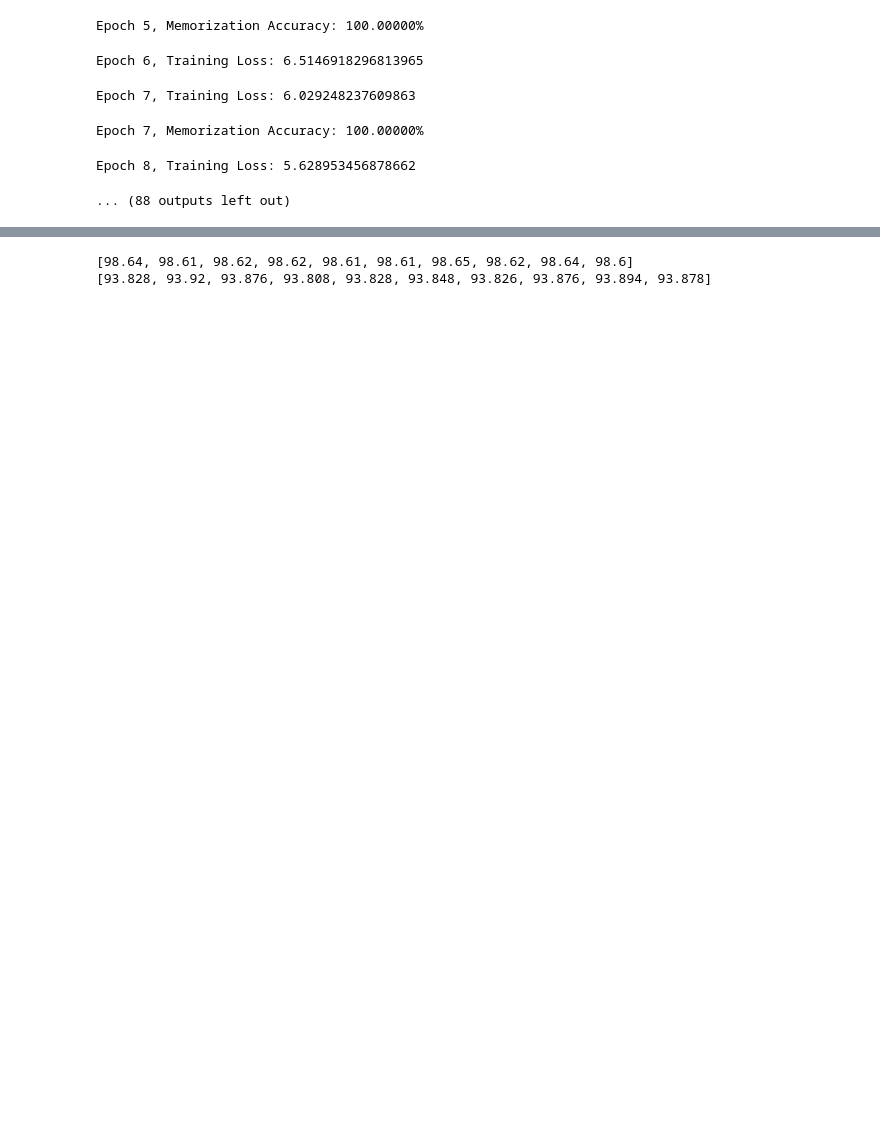
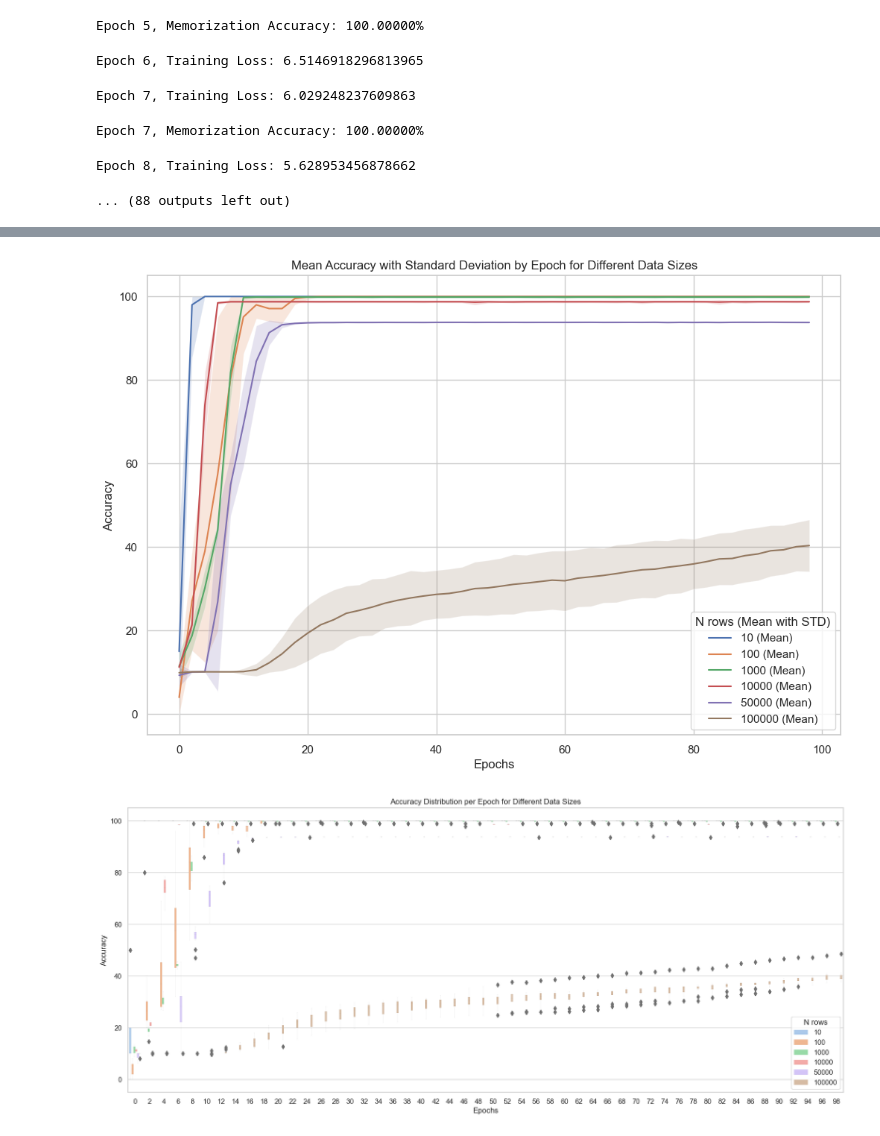
Before and after one commit to um-dacs-nlp/capacity, a Jupyter notebook: src/transformers/0.2_iter_trans.ipynb, the cells around one changed output, grey strips where cells are left out. Cells and saved outputs as stored; diff of their text form; code cells hidden in the pictures; blank space fills up the shorter version.

```diff
--- a/src/transformers/0.2_iter_trans.ipynb
+++ b/src/transformers/0.2_iter_trans.ipynb
@@ -358,12 +387,66 @@ with open(f"../../../data/out_models/models_{timestamp}_init_trans.pkl", "wb") a
 [interactive output not drawn]
 # %%
-# with open(
-#     "../../../data/out_metrics/results_20241027_223358_init_trans.pkl", "rb"
-# ) as file:
-#     results = pickle.load(file)
-# print(results[10000][-10:])
-# print(results[50000][-10:])
+# # Assuming the same flattened_data structure from the previous code
+# # Convert to DataFrame for plotting
+# results_melted = pd.DataFrame(flattened_data)
+
+# Calculate the mean and standard deviation for each N_rows and epoch
+mean_std = (
+    results_melted.groupby(["N_rows", "epochs"])
+    .agg(mean_value=("Values", "mean"), std_value=("Values", "std"))
+    .reset_index()
+)
+
+# Set Seaborn style and pastel color palette for unique colors per N_rows
+sns.set(style="whitegrid")
+palette = sns.color_palette("pastel", n_colors=len(results))
+
+# Plot 1: Line plot with shaded standard deviation
+plt.figure(figsize=(12, 8))
+for n_rows in mean_std["N_rows"].unique():
+    subset = mean_std[mean_std["N_rows"] == n_rows]
+    mean_values = subset["mean_value"]
+    std_values = subset["std_value"]
+
+    # Calculate the upper and lower bounds and clip them between 0 and 100
+    upper_bound = np.clip(mean_values + 2 * std_values, 0, 100)
+    lower_bound = np.clip(mean_values - 2 * std_values, 0, 100)
+
+    # Plot the mean line
+    plt.plot(subset["epochs"], mean_values, label=f"{n_rows} (Mean)")
+
+    # Plot the shaded region with clipped bounds
+    plt.fill_between(subset["epochs"], lower_bound, upper_bound, alpha=0.2)
+
+# Add labels and legend
+plt.xlabel("Epochs")
+plt.ylabel("Accuracy")
+plt.title("Mean Accuracy with Standard Deviation by Epoch for Different Data Sizes")
+plt.legend(title="N rows (Mean with STD)")
+
+# Show the first plot
+plt.show()
+
+# Plot 2: Boxplot per epoch across iterations
+plt.figure(figsize=(20, 8))
+sns.boxplot(
+    data=results_melted,
+    x="epochs",
+    y="Values",
+    hue="N_rows",
+    palette=palette,
+    linewidth=0.05,
+)
+
+# Add labels and legend
+plt.xlabel("Epochs")
+plt.ylabel("Accuracy")
+plt.title("Accuracy Distribution per Epoch for Different Data Sizes")
+plt.legend(title="N rows")
+
+# Show the second plot
+plt.show()
 # %% [output]
-[98.64, 98.61, 98.62, 98.62, 98.61, 98.61, 98.65, 98.62, 98.64, 98.6]
-[93.828, 93.92, 93.876, 93.808, 93.828, 93.848, 93.826, 93.876, 93.894, 93.878]
+[figure, added]
+[figure, added]
 [interactive output not drawn]
```
Also changed, not shown: parts of 4 cells of this notebook.
